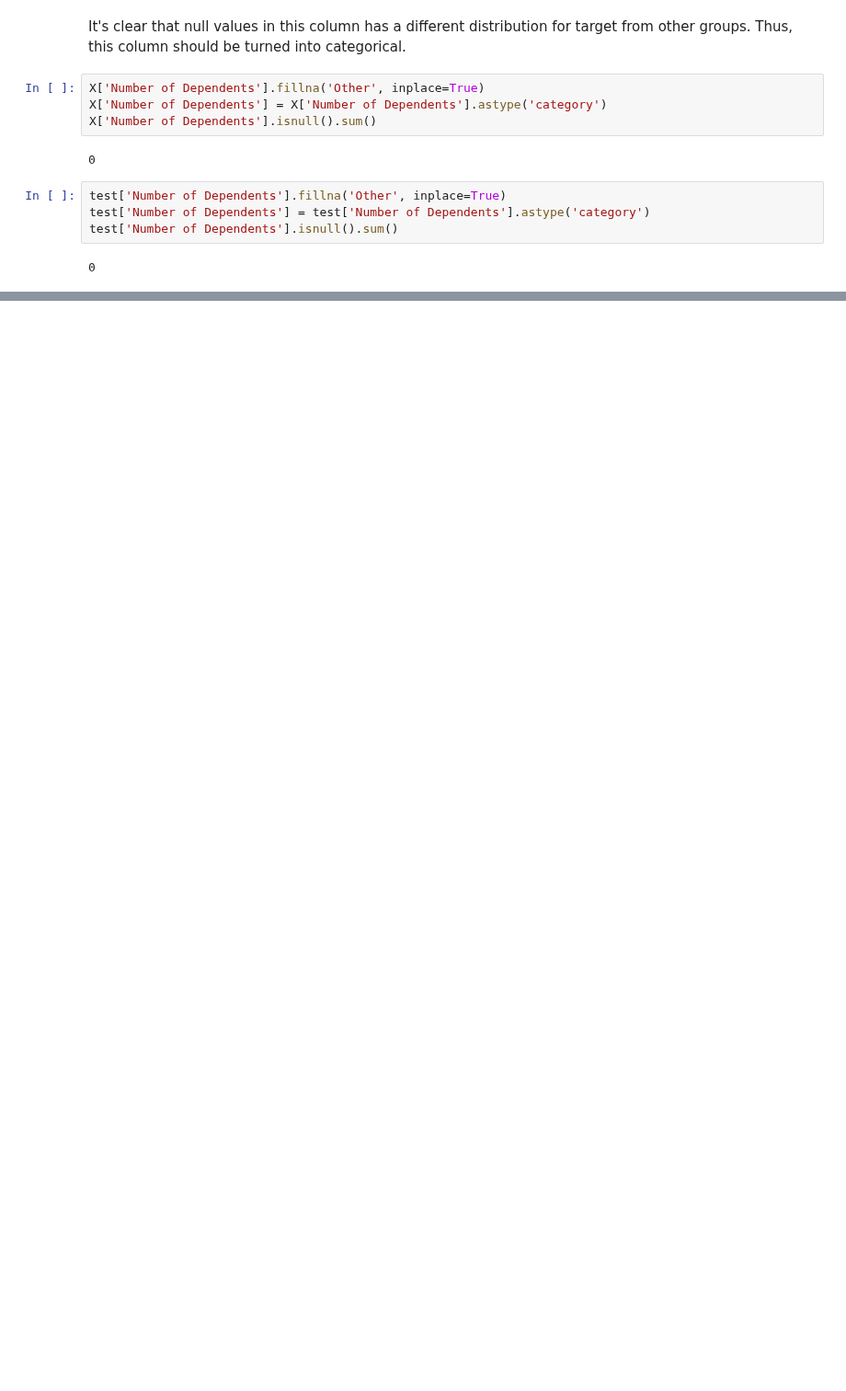
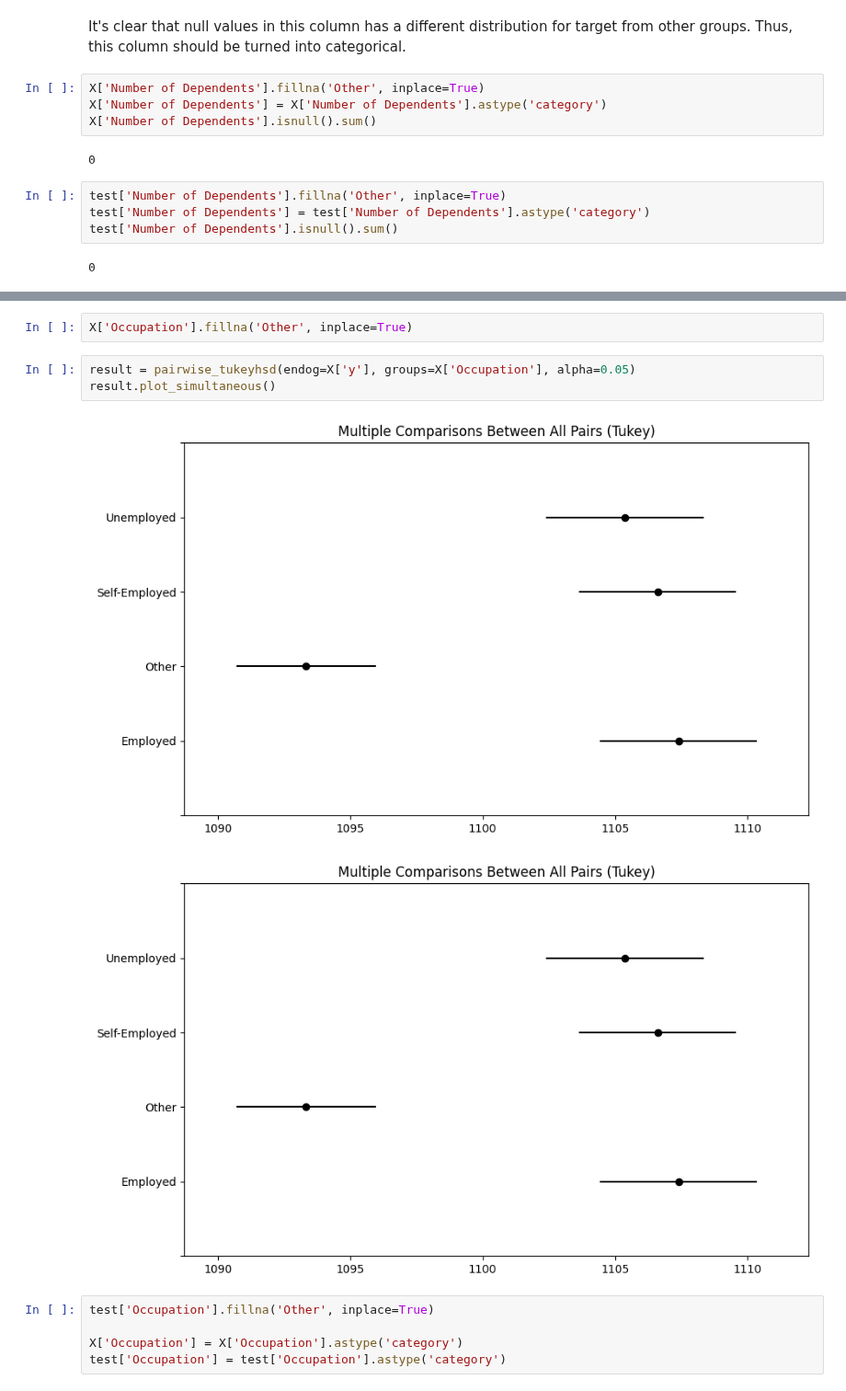
Before and after one commit to Anqi-Wang-aug/kaggle-competition-premium-regression, a Jupyter notebook: script.ipynb, the cells around one changed output, grey strips where cells are left out. Shown at 92% size. Saved outputs shown, nothing was run; the diff lists cells and outputs as text; blank space fills up the shorter version.

```diff
--- a/script.ipynb
+++ b/script.ipynb
@@ -310,0 +321,13 @@ test['Number of Dependents'].isnull().sum()
+# %%
+X['Occupation'].fillna('Other', inplace=True)
+# %%
+result = pairwise_tukeyhsd(endog=X['y'], groups=X['Occupation'], alpha=0.05)
+result.plot_simultaneous()
+# %% [output]
+[figure, added]
+[figure, added]
+# %%
+test['Occupation'].fillna('Other', inplace=True)
+
+X['Occupation'] = X['Occupation'].astype('category')
+test['Occupation'] = test['Occupation'].astype('category')
```
Also changed, not shown: parts of 12 cells of this notebook, 4 other files.
